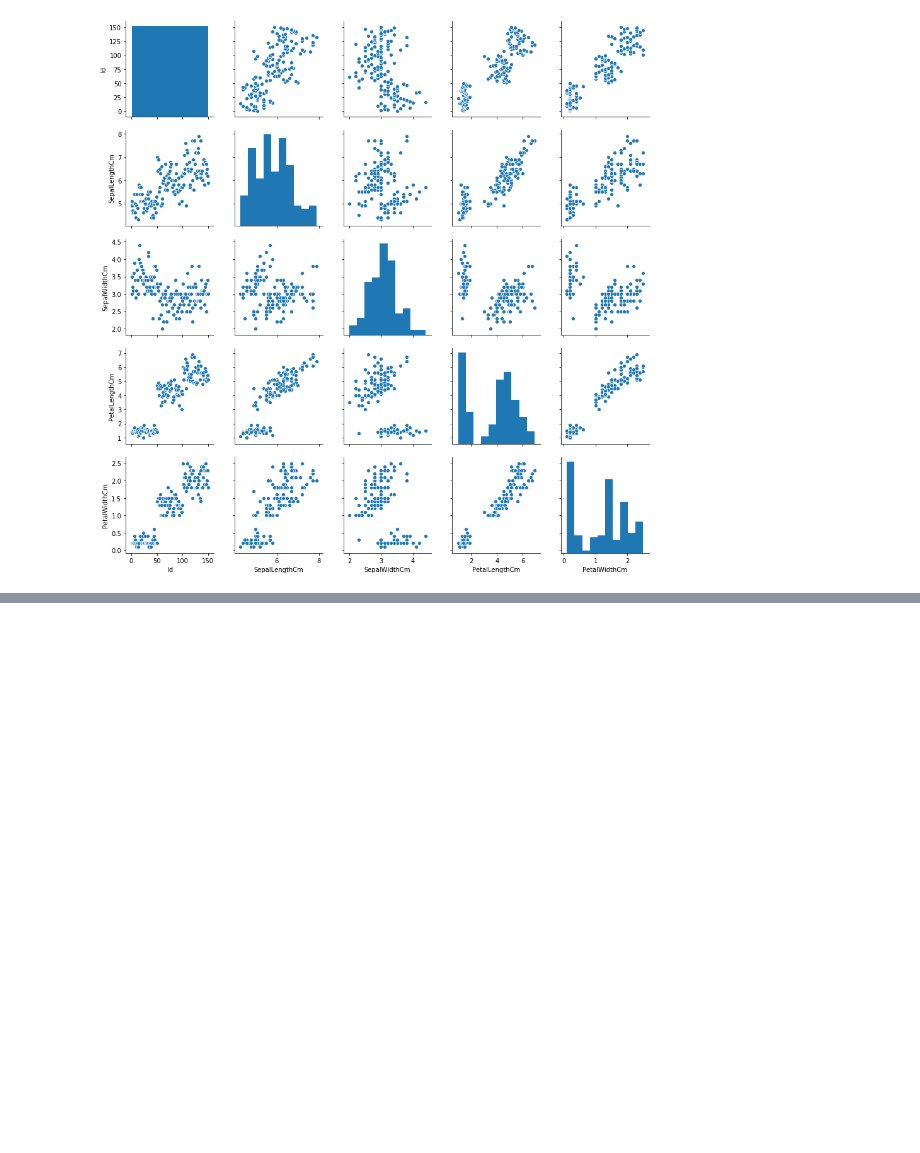
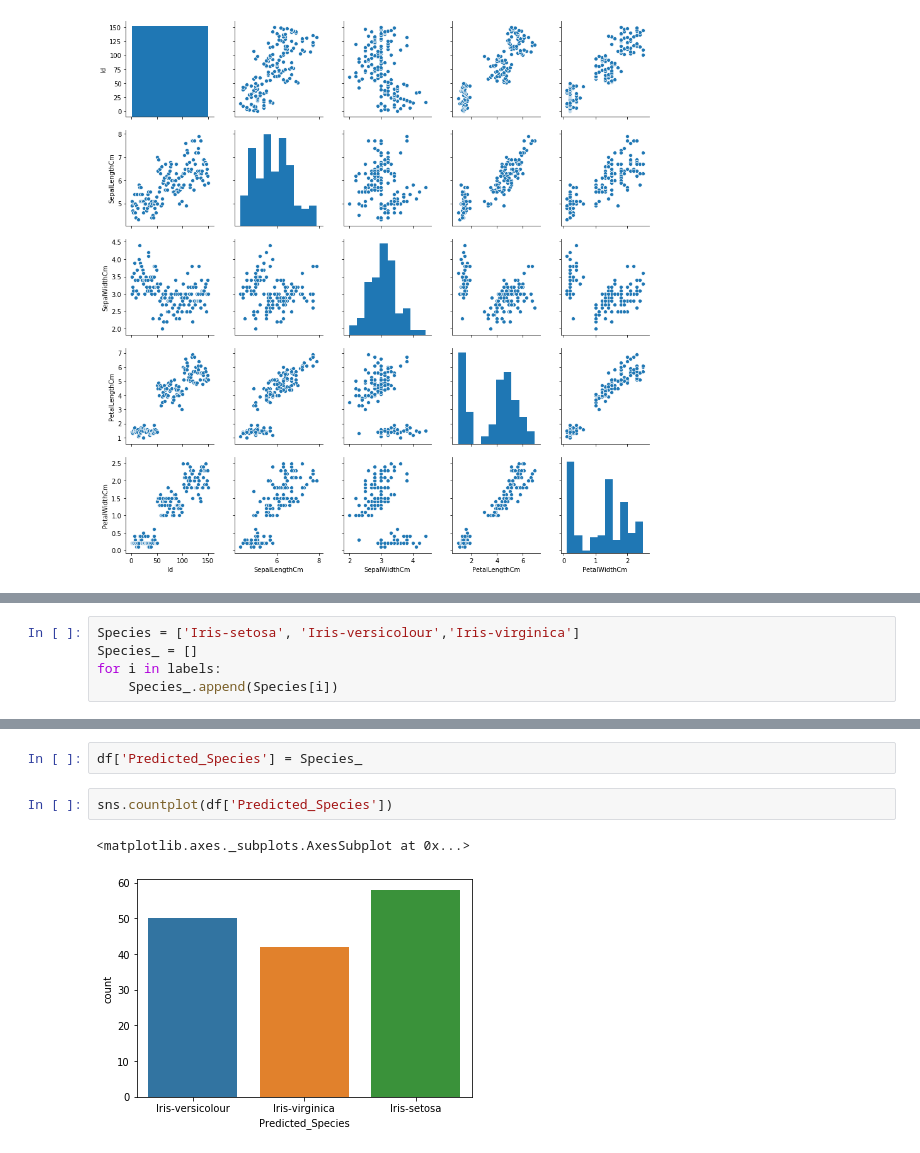
Before and after one commit to Satishblog/The-sparks-foundation-Task-2, a Jupyter notebook: Task 2.ipynb, the cells around one changed output, grey strips where cells are left out. Saved outputs shown, nothing was run; the diff lists cells and outputs as text; blank space fills up the shorter version.

```diff
--- a/Task 2.ipynb
+++ b/Task 2.ipynb
@@ -239,0 +310,5 @@ plt.show()
+# %%
+Species = ['Iris-setosa', 'Iris-versicolour','Iris-virginica']
+Species_ = []
+for i in labels:
+    Species_.append(Species[i])
@@ -239,0 +335,7 @@ plt.show()
+# %%
+df['Predicted_Species'] = Species_
+# %%
+sns.countplot(df['Predicted_Species'])
+# %% [output]
+<matplotlib.axes._subplots.AxesSubplot at 0x...>
+[figure, added]
```
Also changed, not shown: parts of 10 cells of this notebook.
